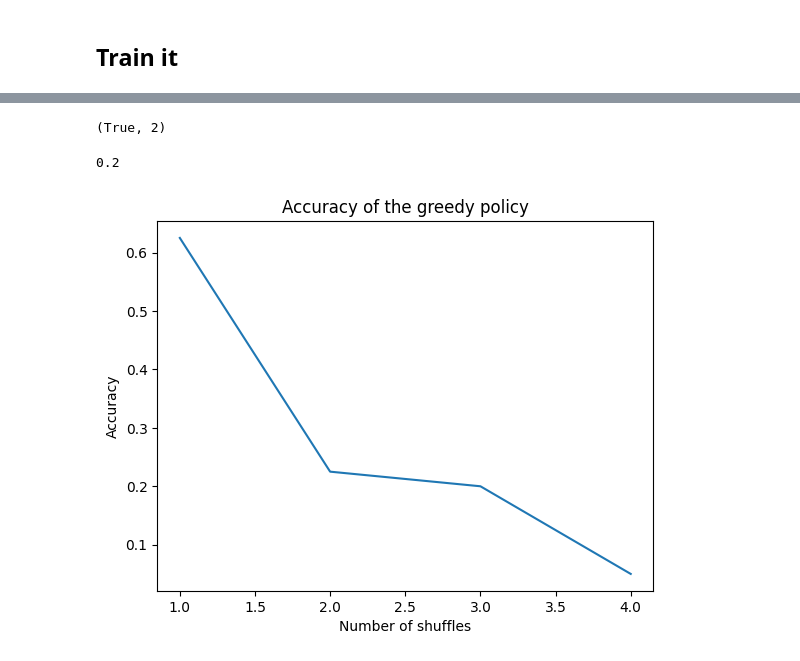
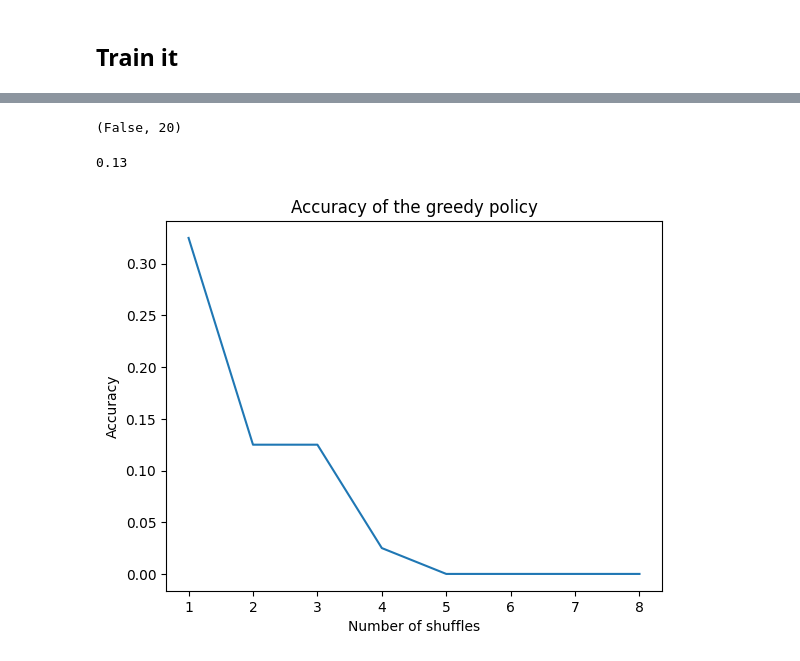
Before and after one commit to jacedoir/INF581_Cube, a Jupyter notebook: adi.ipynb, the cells around one changed output, grey strips where cells are left out. Drawn from its saved outputs; the diff is of its cells as text; code cells hidden in the pictures.

```diff
--- a/adi.ipynb
+++ b/adi.ipynb
@@ -222,10 +230,9 @@ adi_network=torch.load("adi_network.pth")
 def try_solve(env,n_move,max_iter=20,display=False) :
     env.reset(n_move)
     for i in range(max_iter) :
-        action,value=greedy_policy(env,env._get_obs().unsqueeze(0))
+        result=adi_network(env._get_obs().unsqueeze(0))
+        action=torch.argmax(result[0,1:])
         state,reward,_,_,_ =env.step(action.item())
-        if display :
-            print(f"Action {action} value {value} reward {reward}")
         if reward==1 :
             return True, i+1
     return False, max_iter
@@ -241,11 +248,11 @@ def compute_acc(env,n_samples,n_move,max_iter=20) :
 # %%
 try_solve(env,2)
 # %% [output]
-(True, 2)
+(False, 20)
 # %%
 compute_acc(env,100,2)
 # %% [output]
-0.2
+0.13
 # %%
 def plot_acc(env,n_samples,max_move,max_iter=20) :
     accs=[]
@@ -258,6 +265,6 @@ def plot_acc(env,n_samples,max_move,max_iter=20) :
     plt.title("Accuracy of the greedy policy")
     plt.show()
 # %%
-plot_acc(env,40,4)
+plot_acc(env,40,8)
 # %% [output]
-[figure, old version]
+[figure, new version]
```
Also changed, not shown: parts of 5 cells of this notebook.
